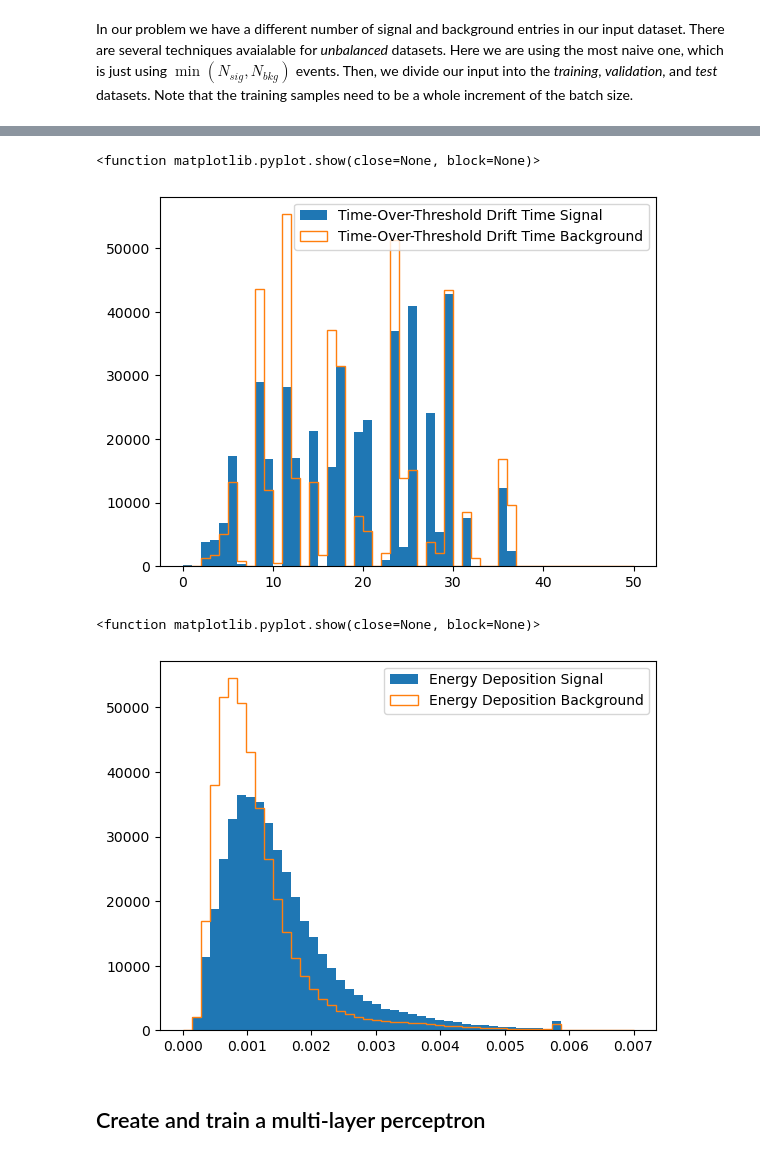
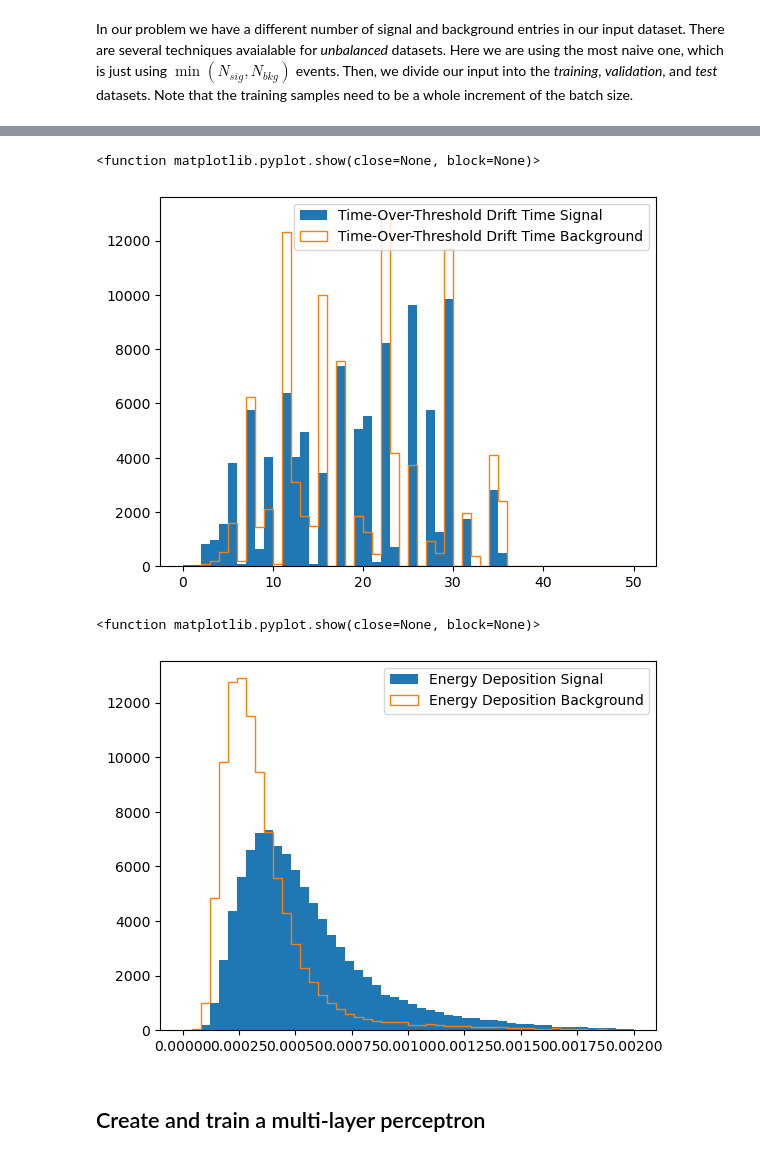
Before and after one commit to jnzhao3/KKTrain, a Jupyter notebook: TrainCluster.ipynb, the cells around one changed output, grey strips where cells are left out. Cells and saved outputs as stored; diff of their text form; code cells hidden in the pictures.

```diff
--- a/TrainCluster.ipynb
+++ b/TrainCluster.ipynb
@@ -40,13 +40,18 @@ for filename in files:
     udoca = ak.concatenate(trkana['detsh.udoca']).to_numpy()
     udoca = np.absolute(udoca)
     cdrift = ak.concatenate(trkana['detsh.cdrift']).to_numpy()
+    rdrift = ak.concatenate(trkana['detsh.rdrift']).to_numpy()
     tottdrift = ak.concatenate(trkana['detsh.tottdrift']).to_numpy()
     edep = ak.concatenate(trkana['detsh.edep']).to_numpy()
-    udocasig = ak.concatenate(trkana['detsh.udocavar']).to_numpy()
-    udocasig = np.sqrt(udocasig)
+    sint = ak.concatenate(trkana['detsh.wdot']).to_numpy()
+    sint = np.sqrt(1.0-sint*sint)
+    plen = 6.25-rdrift*rdrift
+    pmin = np.repeat(0.25,plen.shape[0])
+    plen = np.sqrt(np.maximum(plen,pmin))
+    edep = edep*sint/plen
     hstate = ak.concatenate(trkana['detsh.state']).to_numpy()
     print("Processed file " + filename + " with %s hits"%udoca.shape[0])
-    temp = np.vstack((udoca,cdrift,udocasig,tottdrift, edep)).T
+    temp = np.vstack((udoca,cdrift,tottdrift, edep)).T
 
     if input_dataset is np.empty:
         input_dataset = temp
@@ -117,7 +123,6 @@ Training on 412800 matched hits
 udoca_sig = []
 tottdrift_sig = []
 cdrift_sig = []
-udocasig_sig = []
 edep_sig = []
 
 for i in range(signal_dataset.shape[0]):
@@ -127,18 +132,14 @@ for i in range(signal_dataset.shape[0]):
     cdrift_sig.append(signal_dataset[i][1])
 
 for i in range(signal_dataset.shape[0]):
-    udocasig_sig.append(signal_dataset[i][2])
+    tottdrift_sig.append(signal_dataset[i][2])
 
 for i in range(signal_dataset.shape[0]):
-    tottdrift_sig.append(signal_dataset[i][3])
-
-for i in range(signal_dataset.shape[0]):
-    edep_sig.append(signal_dataset[i][4])
+    edep_sig.append(signal_dataset[i][3])
 # %%
 udoca_back = []
 tottdrift_back = []
 cdrift_back = []
-udocasig_back = []
 edep_back = []
 
 for i in range(bkg_dataset.shape[0]):
@@ -148,13 +149,10 @@ for i in range(bkg_dataset.shape[0]):
     cdrift_back.append(bkg_dataset[i][1])
 
 for i in range(bkg_dataset.shape[0]):
-    udocasig_back.append(bkg_dataset[i][2])
+    tottdrift_back.append(bkg_dataset[i][2])
 
 for i in range(bkg_dataset.shape[0]):
-    tottdrift_back.append(bkg_dataset[i][3])
-
-for i in range(bkg_dataset.shape[0]):
-    edep_back.append(bkg_dataset[i][4])
+    edep_back.append(bkg_dataset[i][3])
 # %%
 plt.hist(udoca_sig,label="Unbiased DOCA Signal", bins=100,range=(0,5))
 plt.hist(udoca_back,label="Unbiased DOCA Background", histtype='step', bins=100,range=(0,5))
@@ -186,15 +176,15 @@ plt.legend()
 plt.show
 # %% [output]
 <function matplotlib.pyplot.show(close=None, block=None)>
-[figure, old version]
+[figure, new version]
 # %%
-plt.hist(edep_sig,label="Energy Deposition Signal",bins=50,range=(0,0.007))
-plt.hist(edep_back,label="Energy Deposition Background", histtype='step', bins=50, range=(0,0.007))
+plt.hist(edep_sig,label="Energy Deposition Signal",bins=50,range=(0,0.002))
+plt.hist(edep_back,label="Energy Deposition Background", histtype='step', bins=50, range=(0,0.002))
 plt.legend()
 plt.show
 # %% [output]
 <function matplotlib.pyplot.show(close=None, block=None)>
-[figure, old version]
+[figure, new version]
 # %% [markdown]
 ## Create and train a multi-layer perceptron
 # %% [markdown]
```
Also changed, not shown: parts of 14 cells of this notebook, 9 other files.
